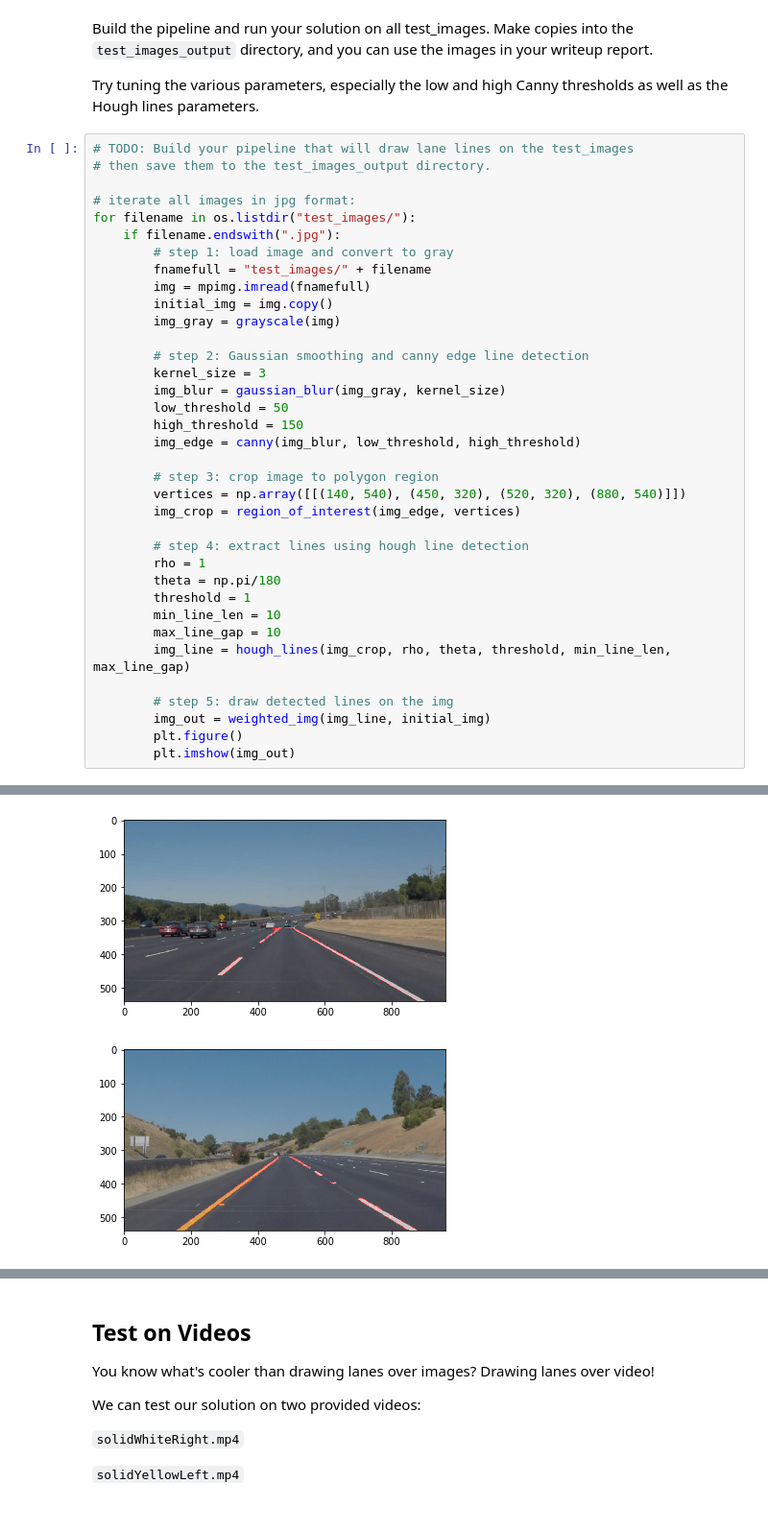
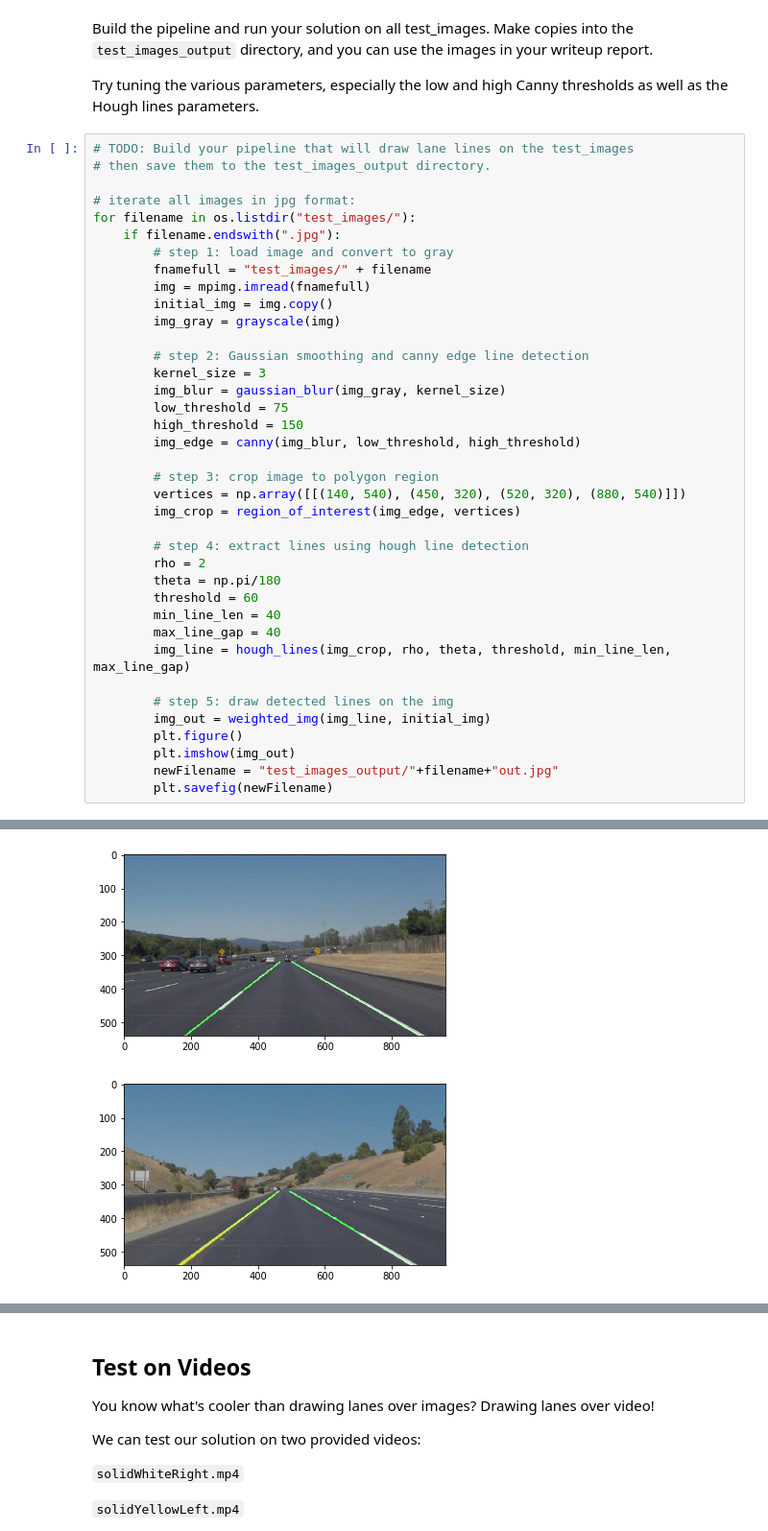
Before and after one commit to liwangGT/CarND-LaneLines-P1, a Jupyter notebook: P1.ipynb, the cells around one changed output, grey strips where cells are left out. Shown at 96% size. Drawn from its saved outputs; the diff is of its cells as text.

Commit message:
updated lane detection output

```diff
--- a/P1.ipynb
+++ b/P1.ipynb
@@ -229,7 +272,7 @@ for filename in os.listdir("test_images/"):
         # step 2: Gaussian smoothing and canny edge line detection
         kernel_size = 3
         img_blur = gaussian_blur(img_gray, kernel_size)
-        low_threshold = 50
+        low_threshold = 75
         high_threshold = 150
         img_edge = canny(img_blur, low_threshold, high_threshold)
 
@@ -238,15 +281,17 @@ for filename in os.listdir("test_images/"):
         img_crop = region_of_interest(img_edge, vertices)
 
         # step 4: extract lines using hough line detection
-        rho = 1
+        rho = 2
         theta = np.pi/180
-        threshold = 1
-        min_line_len = 10
-        max_line_gap = 10
+        threshold = 60
+        min_line_len = 40
+        max_line_gap = 40
         img_line = hough_lines(img_crop, rho, theta, threshold, min_line_len, max_line_gap)
 
         # step 5: draw detected lines on the img
         img_out = weighted_img(img_line, initial_img)
         plt.figure()
         plt.imshow(img_out)
+        newFilename = "test_images_output/"+filename+"out.jpg"
+        plt.savefig(newFilename)
 # %% [output]
@@ -256,2 +301,2 @@ for filename in os.listdir("test_images/"):
-[figure, old version]
+[figure, new version]
-[figure, old version]
+[figure, new version]
```
Also changed, not shown: parts of 7 cells of this notebook, 14 other files.
